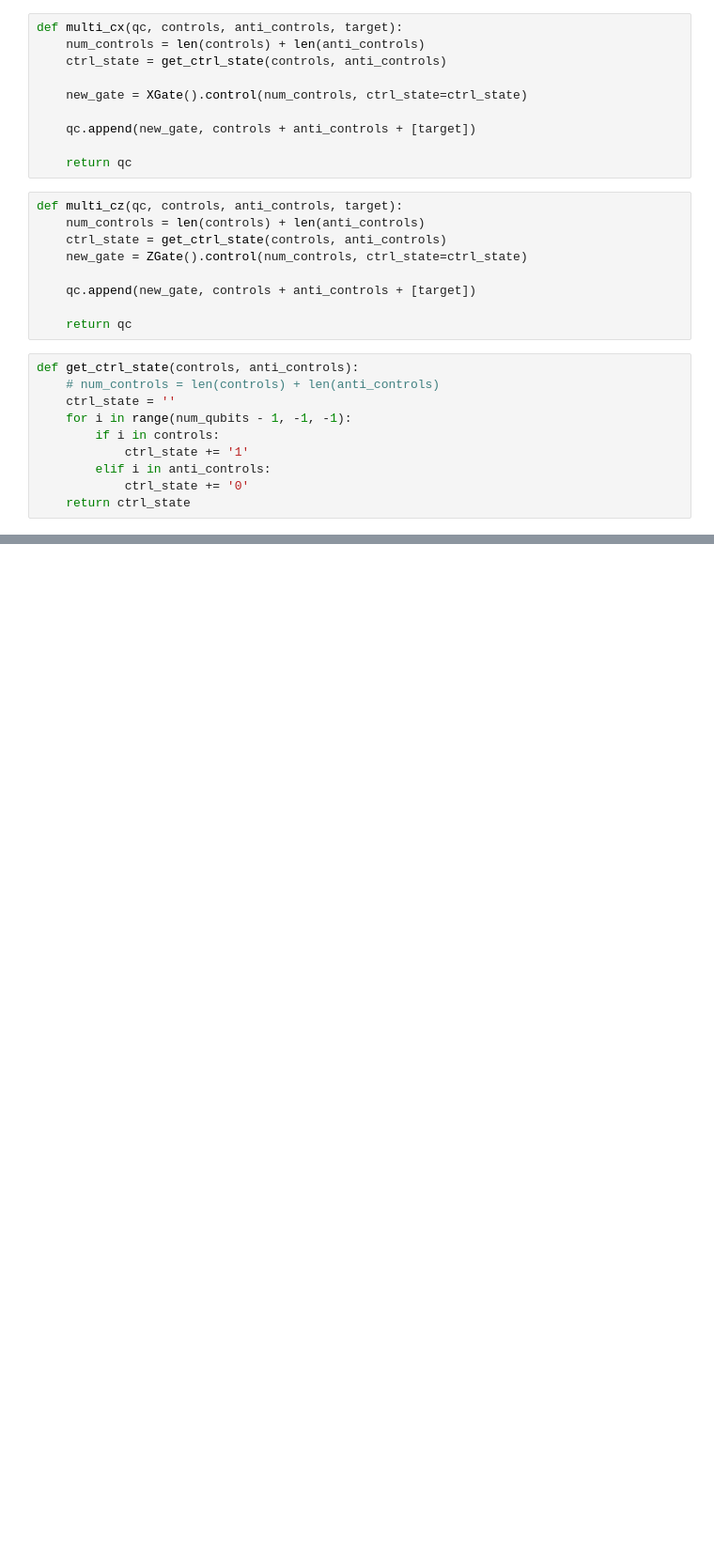
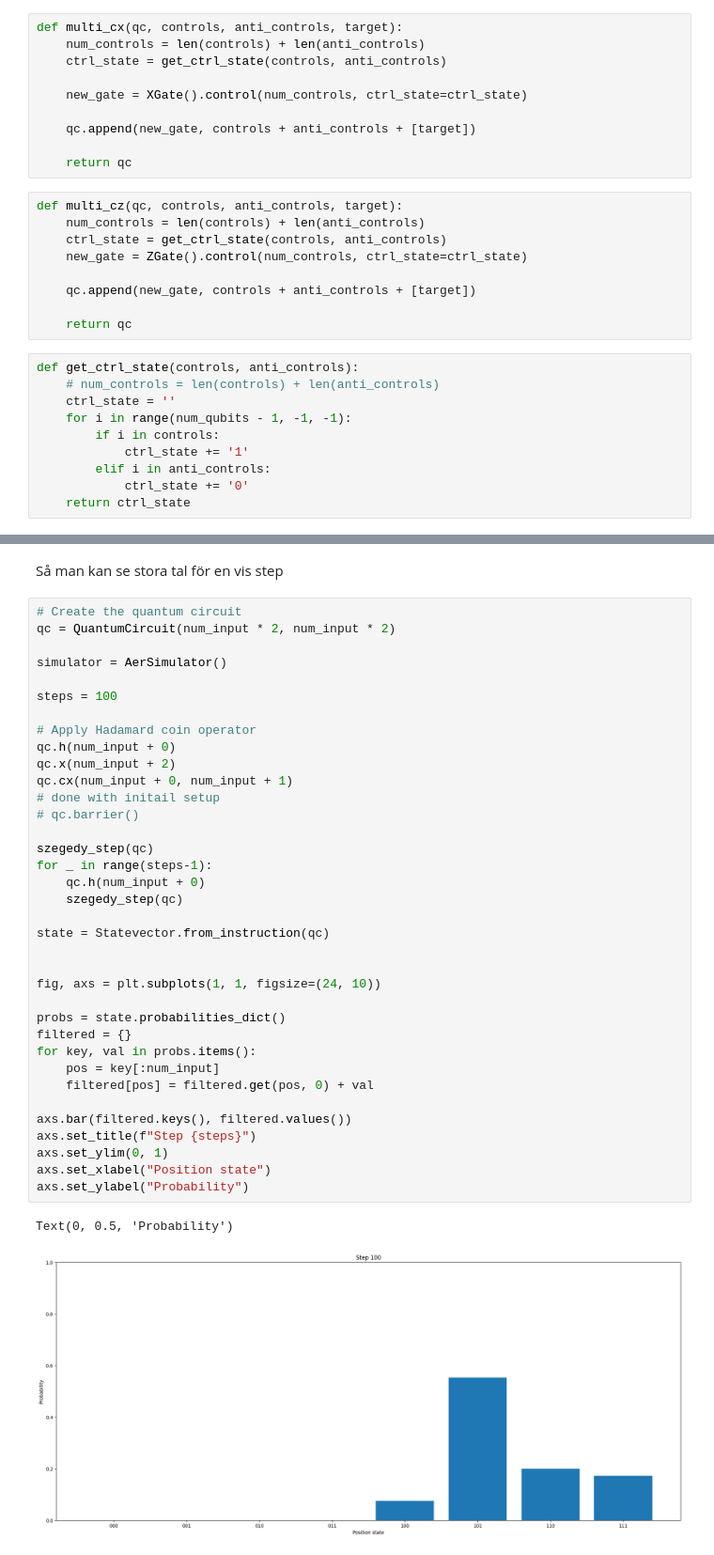
Before and after one commit to Toshihide-Sakao/DA150X-Qauntum-Szegedy-Walk, a Jupyter notebook: qiskit-saker/quantum_szegedy.ipynb, the cells around one changed output, grey strips where cells are left out. Shown at 94% size. Saved outputs shown, nothing was run; the diff lists cells and outputs as text; blank space fills up the shorter version.

Commit message:
one wrong thing in evolution for loop. added a part for checking any step

```diff
--- a/qiskit-saker/quantum_szegedy.ipynb
+++ b/qiskit-saker/quantum_szegedy.ipynb
@@ -146,0 +145,41 @@ QiskitError: 'No counts for experiment "<qiskit.circuit.quantumcircuit.QuantumCi
+# %% [markdown]
+Så man kan se stora tal för en vis step
+# %%
+# Create the quantum circuit
+qc = QuantumCircuit(num_input * 2, num_input * 2)
+
+simulator = AerSimulator()
+
+steps = 100
+
+# Apply Hadamard coin operator
+qc.h(num_input + 0)
+qc.x(num_input + 2)
+qc.cx(num_input + 0, num_input + 1)
+# done with initail setup
+# qc.barrier()
+
+szegedy_step(qc)
+for _ in range(steps-1):
+    qc.h(num_input + 0)
+    szegedy_step(qc)
+
+state = Statevector.from_instruction(qc)
+
+
+fig, axs = plt.subplots(1, 1, figsize=(24, 10))
+
+probs = state.probabilities_dict()
+filtered = {}
+for key, val in probs.items():
+    pos = key[:num_input]
+    filtered[pos] = filtered.get(pos, 0) + val
+
+axs.bar(filtered.keys(), filtered.values())
+axs.set_title(f"Step {steps}")
+axs.set_ylim(0, 1)
+axs.set_xlabel("Position state")
+axs.set_ylabel("Probability")
+# %% [output]
+Text(0, 0.5, 'Probability')
+[figure, added]
```
Also changed, not shown: parts of 4 cells of this notebook.
